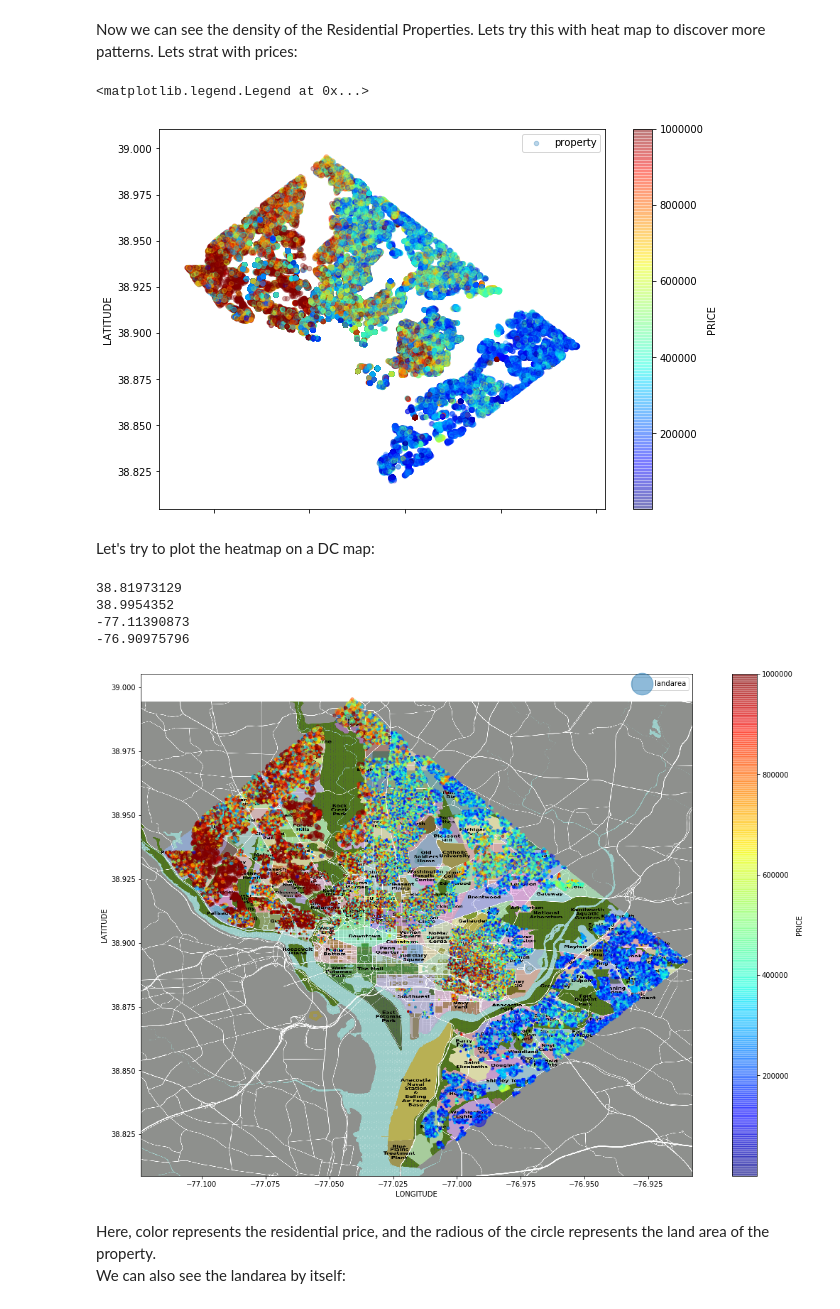
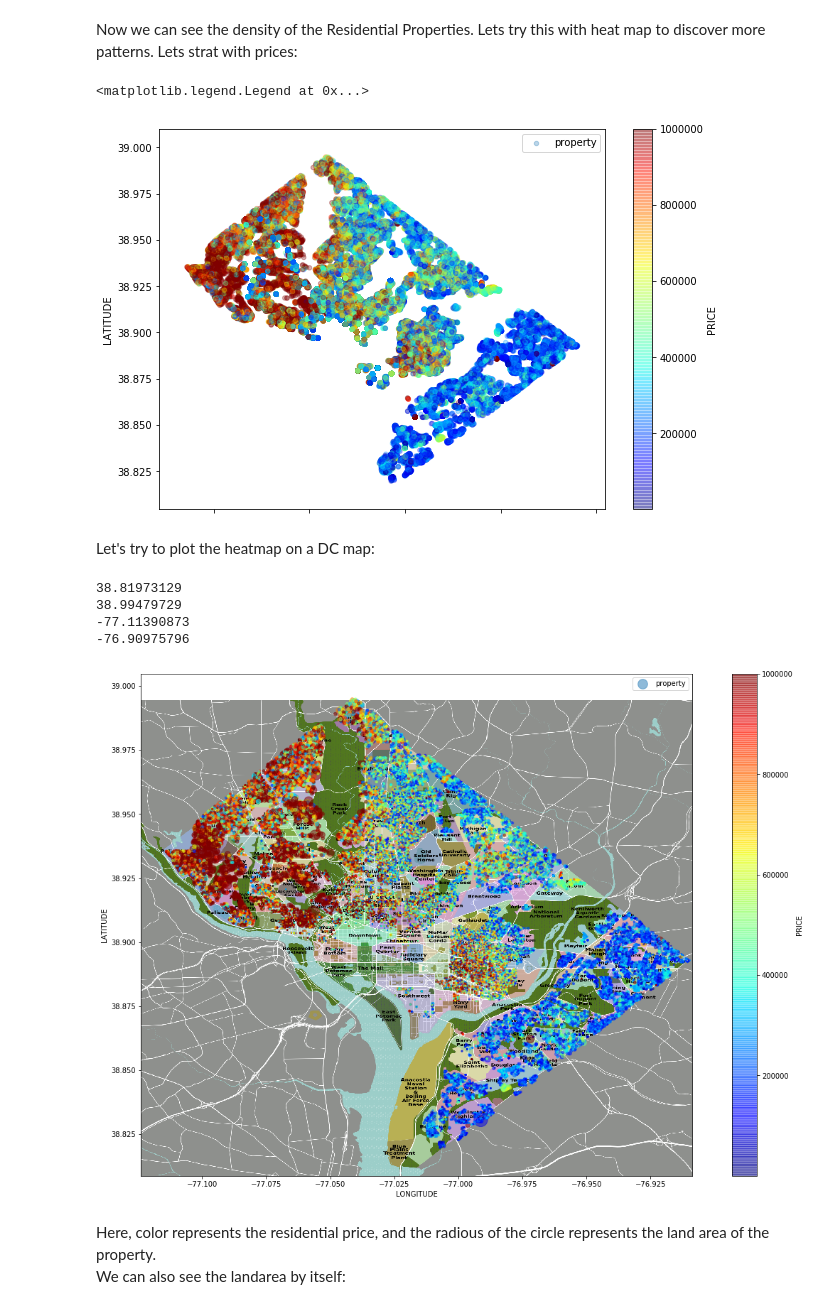
Before and after one commit to MaksimEkin/dc-residential-data-analysis, a Jupyter notebook: D.C. Residential Properties.ipynb, the cells around one changed output. Cells and saved outputs as stored; diff of their text form; code cells hidden in the pictures.

```diff
--- a/D.C. Residential Properties.ipynb
+++ b/D.C. Residential Properties.ipynb
@@ -343,6 +343,9 @@ plt.show()
 Next, before continuing discovering more about the dataset, lets create a test set to avoid data snooping bias. I will use Scikit-Learn's random test train split to create the sets:
 # %%
 from sklearn.model_selection import train_test_split
+
+# first drop the labels that are missing
+housing.dropna(subset=["PRICE"], inplace=True)
 
 train_set, test_set = train_test_split(housing, test_size=0.2, random_state=42)
 print(len(train_set))
@@ -390,7 +393,7 @@ housing.plot(kind="scatter", x="LONGITUDE", y="LATITUDE", alpha=0.3,
 plt.legend()
 # %% [output]
 <matplotlib.legend.Legend at 0x...>
-[figure, old version]
+[figure, new version]
 # %% [markdown]
 Let's try to plot the heatmap on a DC map:
 # %%
@@ -400,33 +403,33 @@ print(housing["LONGITUDE"].min())
 print(housing["LONGITUDE"].max())
 # %% [output]
 38.81973129
-38.9954352
+38.99479729
 -77.11390873
 -76.90975796
 # %%
 import urllib
 
 #loading the png DC image found on Google
 image=urllib.request.urlopen('https://upload.wikimedia.org/wikipedia/commons/9/93/DC_neighborhoods_map.png')
 dc_img=plt.imread(image)
 
 #scaling the image based on the latitude and longitude max and mins for proper output
-plt.imshow(dc_img,zorder=0,extent=[-77.12390873, -76.90775796, 38.80873129, 38.9943352])
+plt.imshow(dc_img,zorder=0,extent=[-77.12390873, -76.90875796, 38.80873129, 38.9943352])
 ax=plt.gca()
 
 #using scatterplot
 housing.plot(kind='scatter', x='LONGITUDE', y='LATITUDE', alpha=0.5,
-            label="landarea", figsize=(20,13),
+            label="property", figsize=(20,13),
             ax=ax,
             s=housing["LANDAREA"]/500,
             c="PRICE", cmap=plt.get_cmap("jet"),
             colorbar=True, zorder=5, vmax=1000000)
 
 
 plt.legend()
 plt.show()
 # %% [output]
-[figure, old version]
+[figure, new version]
 # %% [markdown]
 Here, color represents the residential price, and the radious of the circle represents the land area of the property.<br>We can also see the landarea by itself:
 # %%
```
Also changed, not shown: parts of 22 cells of this notebook.
